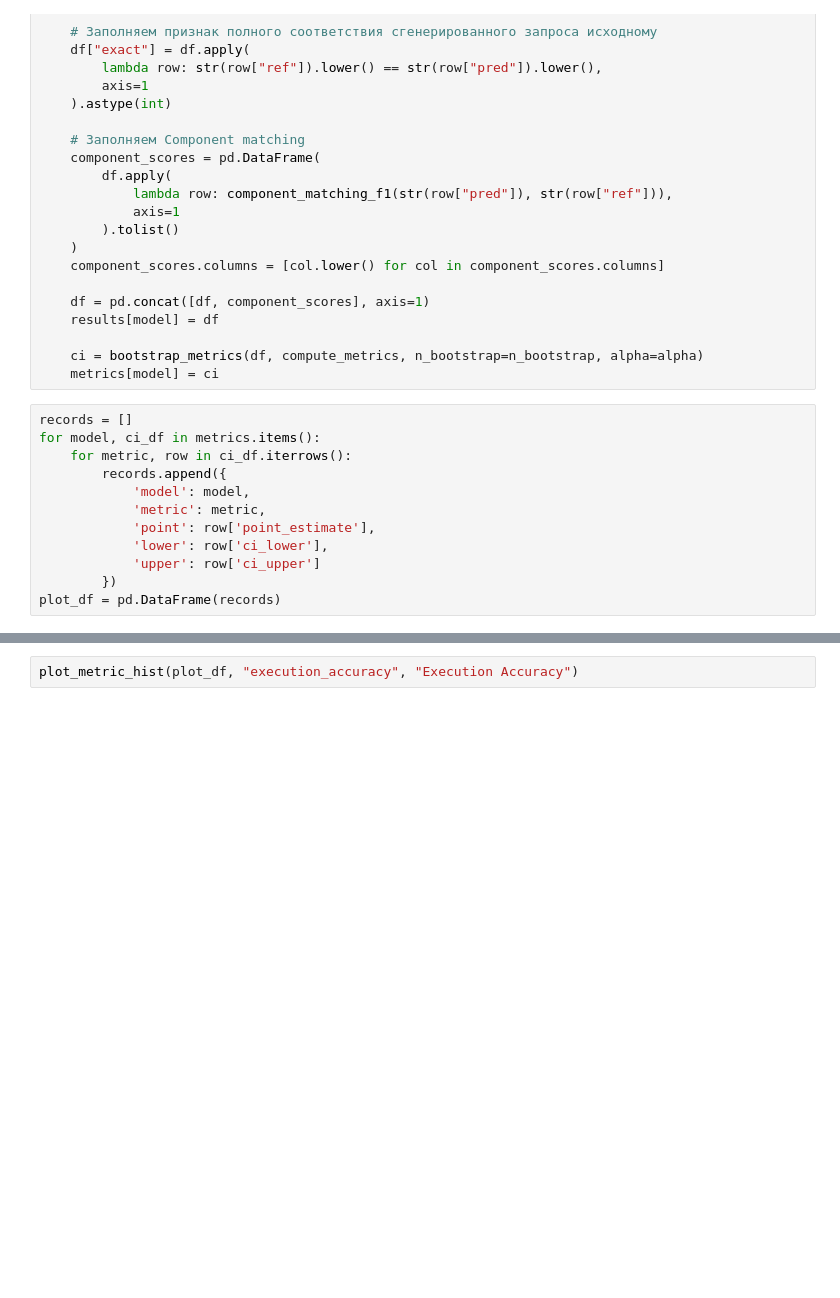
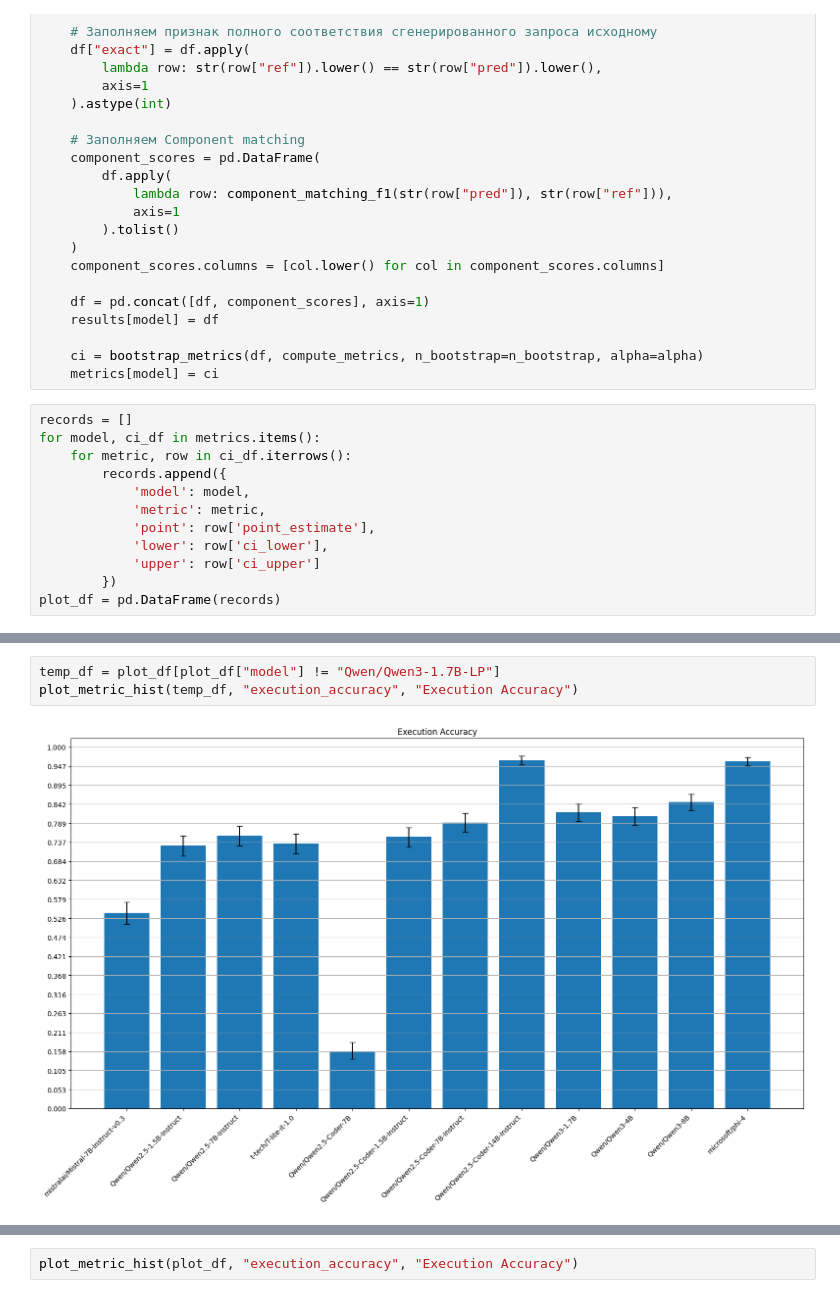
Before and after one commit to kavlab/text-to-1c, a Jupyter notebook: evaluate/compare.ipynb, the cells around one changed output, grey strips where cells are left out. Saved outputs shown, nothing was run; the diff lists cells and outputs as text; blank space fills up the shorter version.

```diff
--- a/evaluate/compare.ipynb
+++ b/evaluate/compare.ipynb
@@ -152,0 +159,5 @@ def plot_metric_hist(plot_df, metric, title):
+# %%
+temp_df = plot_df[plot_df["model"] != "Qwen/Qwen3-1.7B-LP"]
+plot_metric_hist(temp_df, "execution_accuracy", "Execution Accuracy")
+# %% [output]
+[figure, added]
```
Also changed, not shown: parts of 11 cells of this notebook.
